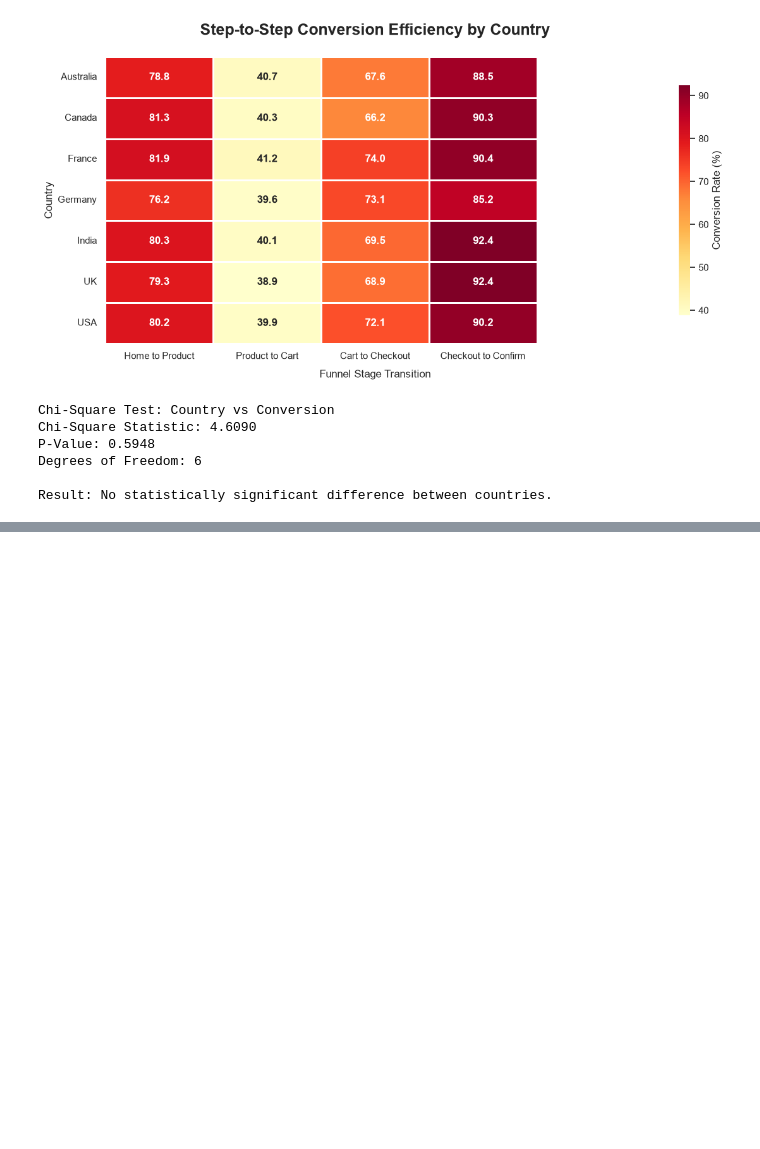
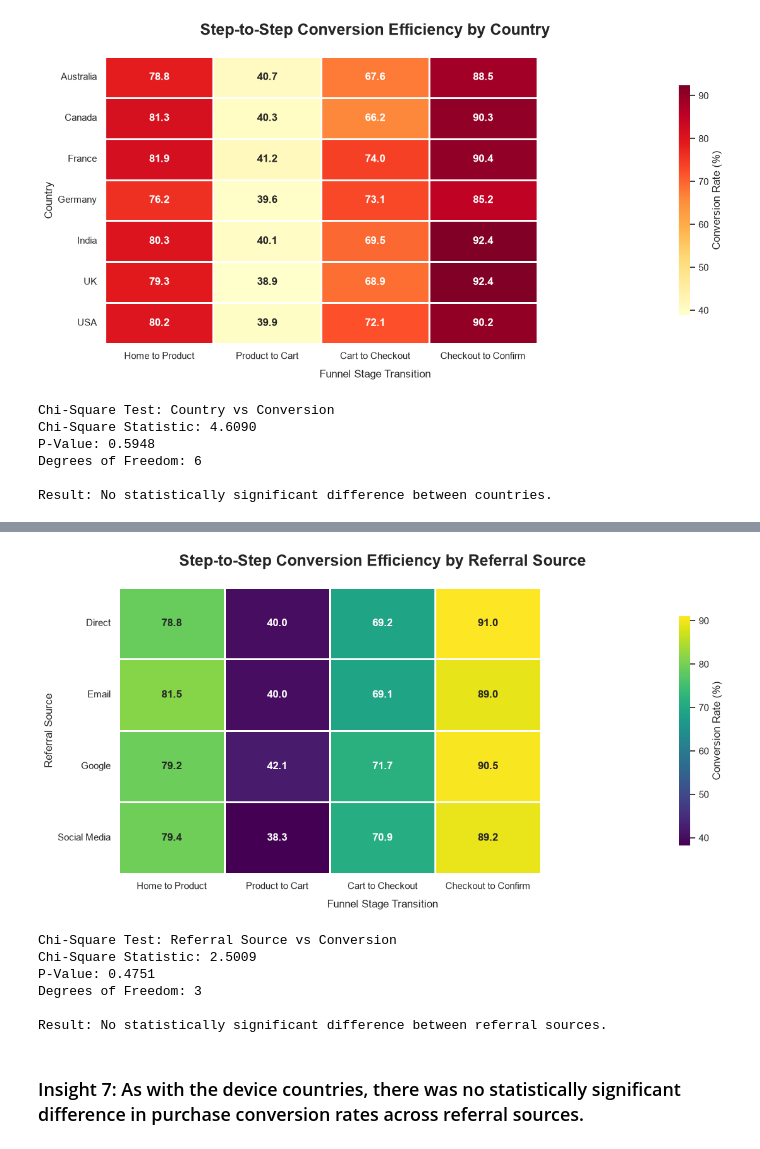
Before and after one commit to RondinellyOliveira/Funnel-Drop, a Jupyter notebook: Funnel_drop_analysis.ipynb, the cells around one changed output, grey strips where cells are left out. Cells and saved outputs as stored; diff of their text form; code cells hidden in the pictures; blank space fills up the shorter version.

```diff
--- a/Funnel_drop_analysis.ipynb
+++ b/Funnel_drop_analysis.ipynb
@@ -758,0 +797,60 @@ Result: No statistically significant difference between countries.
+# %%
+plt.figure(figsize=(12, 6))
+
+# Plotting Heatmap with spacing and modern color ramp
+ax = sns.heatmap(referral_step_conversion.T,
+                 xticklabels=transition_labels,
+                 annot=True,
+                 fmt='.1f',
+                 cmap='viridis',   # purple-green-yellow; clear contrast
+                 linewidths=2,
+                 cbar_kws={'label': 'Conversion Rate (%)', 'shrink': .8},
+                 annot_kws={"size": 12, "weight": "bold"})
+
+# Formatting
+plt.title('Step-to-Step Conversion Efficiency by Referral Source', fontsize=18,
+          fontweight='bold', pad=25, loc='center')
+plt.xlabel('Funnel Stage Transition', fontsize=12, labelpad=10)
+plt.ylabel('Referral Source', fontsize=12)
+
+# Clean up tick rotation
+plt.xticks(rotation=0)
+plt.yticks(rotation=0)
+
+plt.tight_layout()
+
+# Save and Show
+plt.savefig('03_referral_conversions_heatmap.png', dpi=300, bbox_inches='tight')
+plt.show()
+# %% [output]
+[figure, added]
+# %%
+# Create session-level data to analyze the relationship between referral sources and purchase status
+session_Referral = df.groupby('SessionID').agg(
+    ReferralSource=('ReferralSource', 'first'),
+    Purchased=('Purchased', 'max')
+).reset_index()
+
+contingency_referral = pd.crosstab(session_Referral['ReferralSource'], session_Referral['Purchased'])
+
+# Run chi-square test
+chi2, p_value, dof, expected = chi2_contingency(contingency_referral)
+
+print("Chi-Square Test: Referral Source vs Conversion")
+print(f"Chi-Square Statistic: {chi2:.4f}")
+print(f"P-Value: {p_value:.4f}")
+print(f"Degrees of Freedom: {dof}")
+
+if p_value < 0.05:
+    print("\nResult: Statistically significant difference exists between referral sources.")
+else:
+    print("\nResult: No statistically significant difference between referral sources.")
+# %% [output]
+Chi-Square Test: Referral Source vs Conversion
+Chi-Square Statistic: 2.5009
+P-Value: 0.4751
+Degrees of Freedom: 3
+
+Result: No statistically significant difference between referral sources.
+# %% [markdown]
+### Insight 7: As with the device countries, there was no statistically significant difference in purchase conversion rates across referral sources.
```
Also changed, not shown: parts of 3 cells of this notebook, 1 other file.
